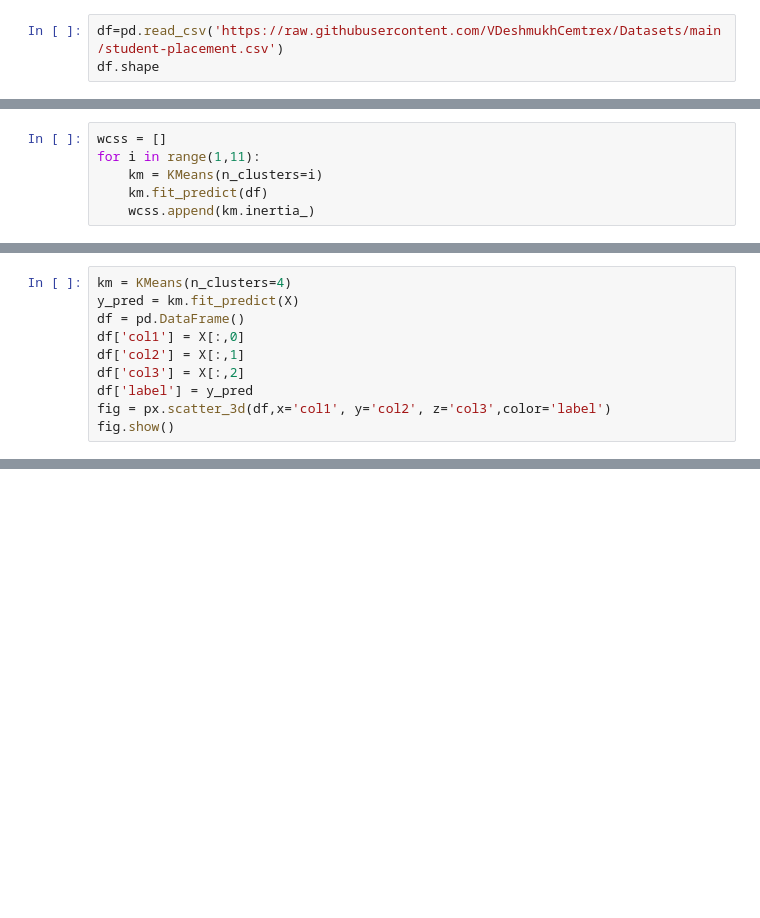
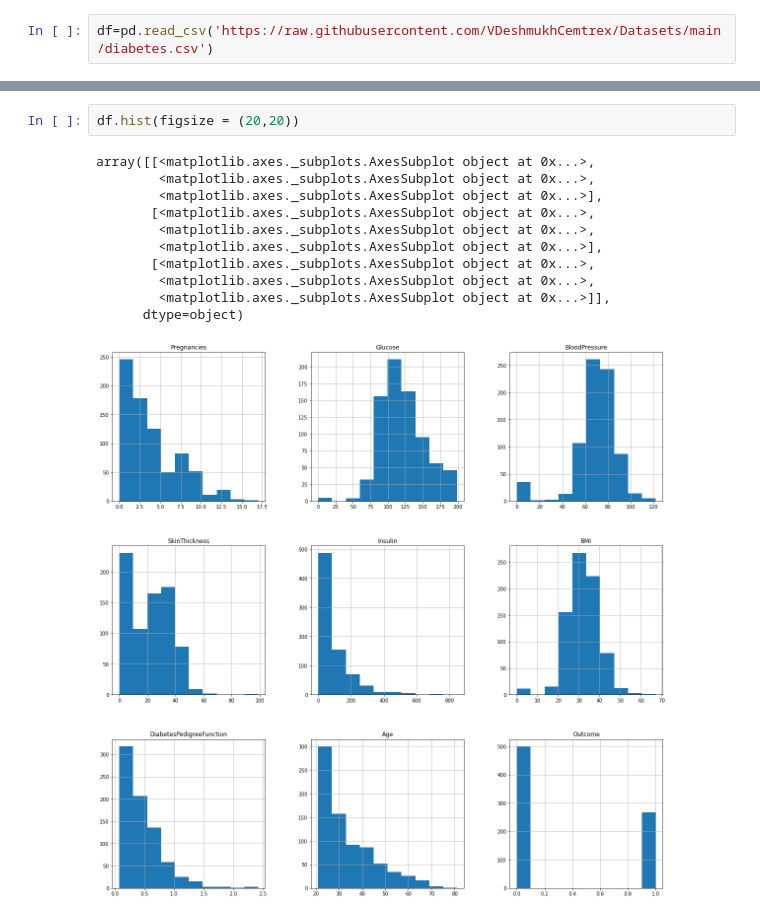
Before and after one commit to Unstopable18/Machine-Learning-Algorithms, a Jupyter notebook: KNN-Classification.ipynb, the cells around one changed output, grey strips where cells are left out. Drawn from its saved outputs; the diff is of its cells as text; blank space fills up the shorter version.

```diff
--- a/KNN-Classification.ipynb
+++ b/KNN-Classification.ipynb
@@ -8,3 +10,2 @@ import matplotlib.pyplot as plt
 # %%
-df=pd.read_csv('https://raw.githubusercontent.com/VDeshmukhCemtrex/Datasets/main/student-placement.csv')
-df.shape
+df=pd.read_csv('https://raw.githubusercontent.com/VDeshmukhCemtrex/Datasets/main/diabetes.csv')
@@ -30,6 +30,0 @@ plt.scatter(df['cgpa'],df['iq'])
-# %%
-wcss = []
-for i in range(1,11):
-    km = KMeans(n_clusters=i)
-    km.fit_predict(df)
-    wcss.append(km.inertia_)
@@ -74,10 +30,0 @@ plt.plot(range(1,21),wcss)
-# %%
-km = KMeans(n_clusters=4)
-y_pred = km.fit_predict(X)
-df = pd.DataFrame()
-df['col1'] = X[:,0]
-df['col2'] = X[:,1]
-df['col3'] = X[:,2]
-df['label'] = y_pred
-fig = px.scatter_3d(df,x='col1', y='col2', z='col3',color='label')
-fig.show()
@@ -85,0 +72,14 @@ fig.show()
+# %%
+df.hist(figsize = (20,20))
+# %% [output]
+array([[<matplotlib.axes._subplots.AxesSubplot object at 0x...>,
+        <matplotlib.axes._subplots.AxesSubplot object at 0x...>,
+        <matplotlib.axes._subplots.AxesSubplot object at 0x...>],
+       [<matplotlib.axes._subplots.AxesSubplot object at 0x...>,
+        <matplotlib.axes._subplots.AxesSubplot object at 0x...>,
+        <matplotlib.axes._subplots.AxesSubplot object at 0x...>],
+       [<matplotlib.axes._subplots.AxesSubplot object at 0x...>,
+        <matplotlib.axes._subplots.AxesSubplot object at 0x...>,
+        <matplotlib.axes._subplots.AxesSubplot object at 0x...>]],
+      dtype=object)
+[figure, added]
```
Also changed, not shown: parts of 35 cells of this notebook.
